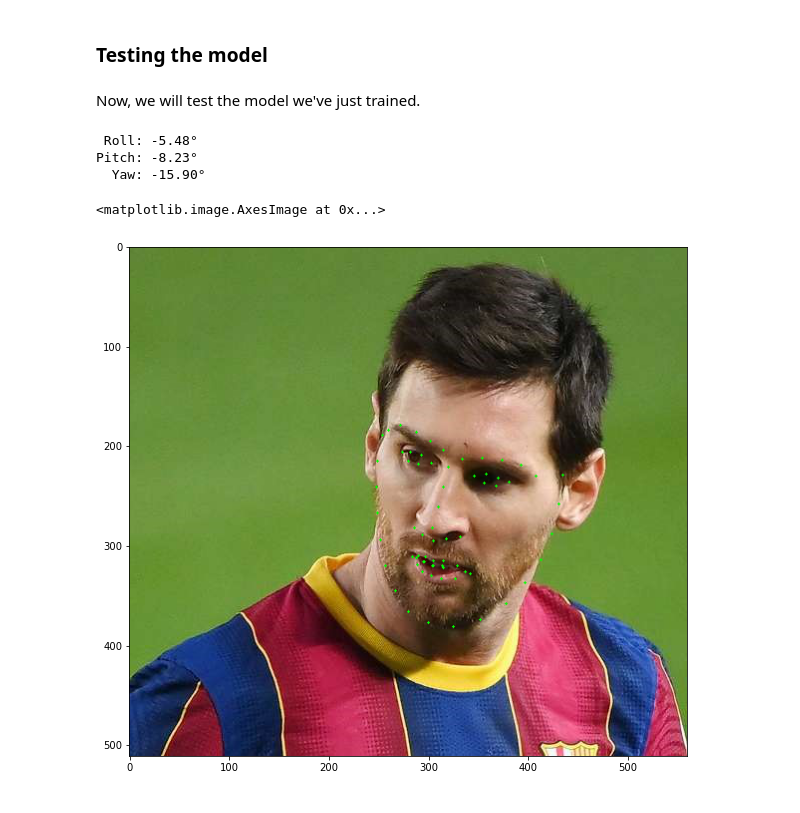
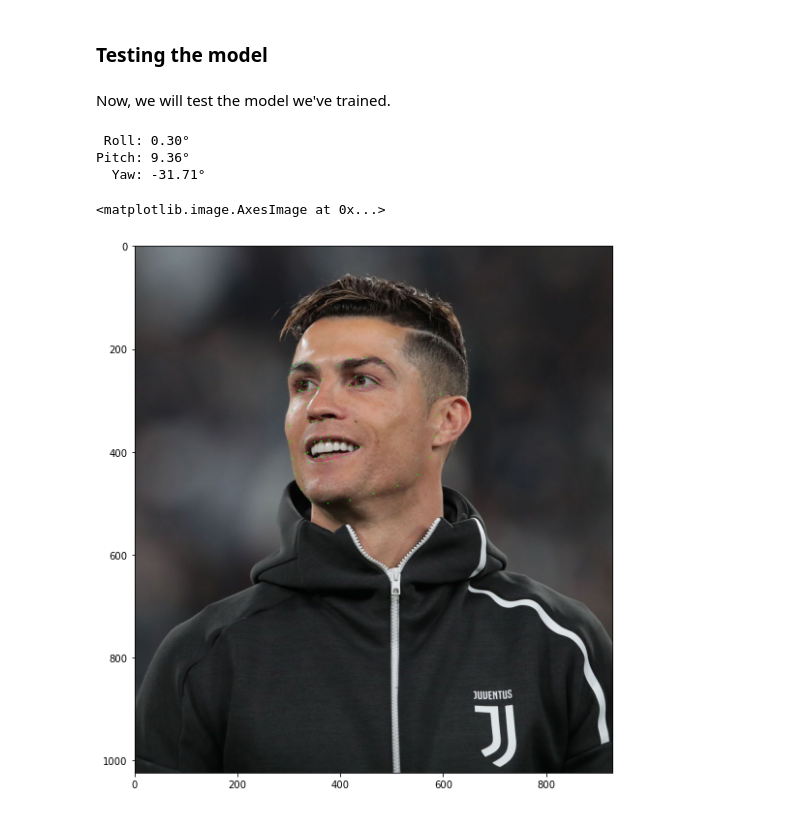
Before and after one commit to elsayed07/Head-Pose-Estimation, a Jupyter notebook: Head-pose.ipynb, the cells around one changed output. Drawn from its saved outputs; the diff is of its cells as text; code cells hidden in the pictures.

```diff
--- a/Head-pose.ipynb
+++ b/Head-pose.ipynb
@@ -170,4 +166,4 @@ As we can observe, the yaw was the easiest one to our model to predict, followed
 # %% [markdown]
 ### Testing the model
 # %% [markdown]
-Now, we will test the model we've just trained.
+Now, we will test the model we've trained.
@@ -200,29 +194,29 @@ def compute_features(face_points):
 
     return np.array(features).reshape(1, -1)
 # %%
-im = cv2.imread('data/messi.jpg', cv2.IMREAD_COLOR)
+im = cv2.imread('data/ronaldo.jpg', cv2.IMREAD_COLOR)
 im = cv2.cvtColor(im, cv2.COLOR_BGR2RGB)
 face_points = detect_face_points(im)
 
 for x, y in face_points:
     cv2.circle(im, (x, y), 1, (0, 255, 0), -1)
 
 features = compute_features(face_points)
 features = std.transform(features)
 
 model = load_model('models/model.h5')
 y_pred = model.predict(features)
 
 roll_pred, pitch_pred, yaw_pred = y_pred[0]
 print(' Roll: {:.2f}°'.format(roll_pred))
 print('Pitch: {:.2f}°'.format(pitch_pred))
 print('  Yaw: {:.2f}°'.format(yaw_pred))
 
 plt.figure(figsize=(10, 10))
 plt.imshow(im)
 # %% [output]
- Roll: -5.48°
-Pitch: -8.23°
-  Yaw: -15.90°
+ Roll: 0.30°
+Pitch: 9.36°
+  Yaw: -31.71°
 <matplotlib.image.AxesImage at 0x...>
-[figure, old version]
+[figure, new version]
```
Also changed, not shown: parts of 21 cells of this notebook.
